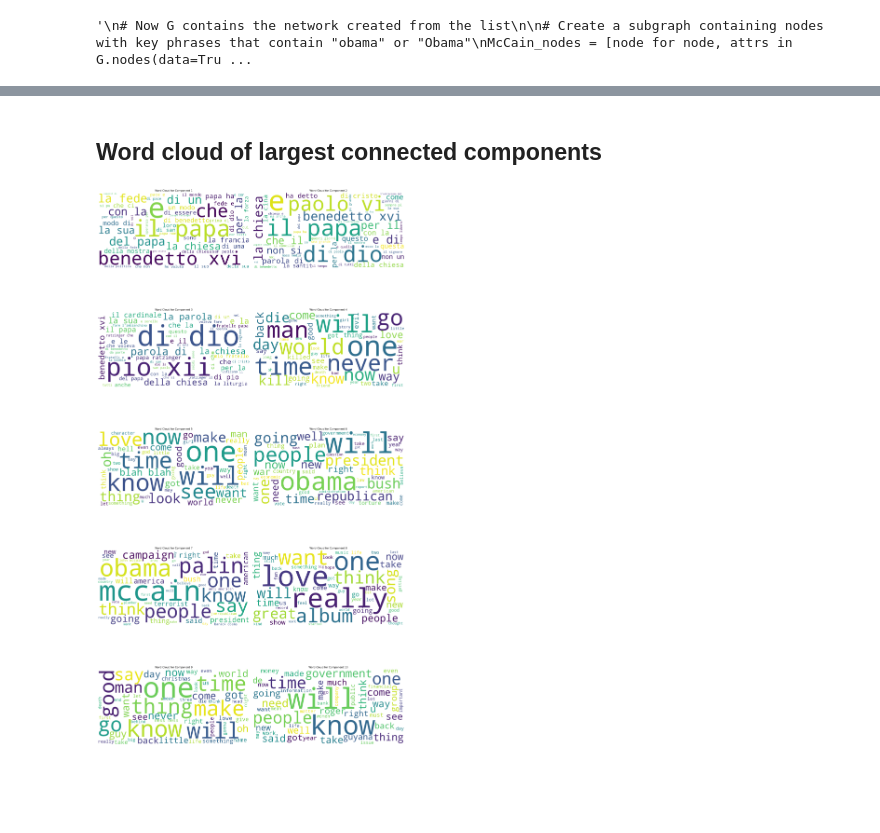
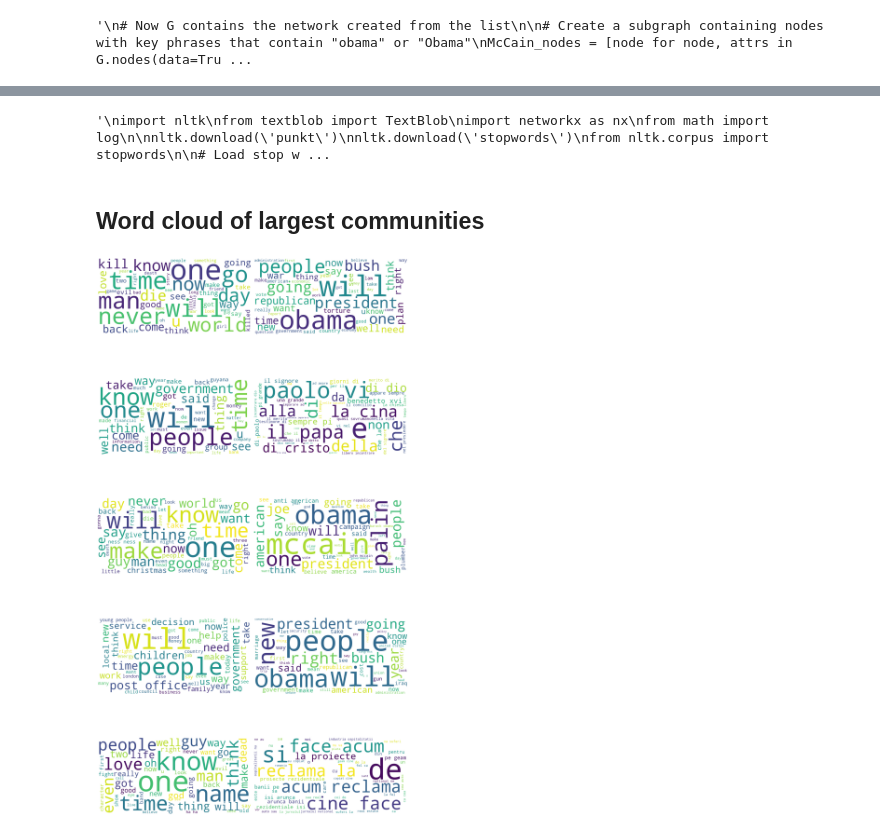
Before and after one commit to Morell1123/FinalProjectAssignment, a Jupyter notebook: NLP Analysis.ipynb, the cells around one changed output, grey strips where cells are left out. Cells and saved outputs as stored; diff of their text form; code cells hidden in the pictures; blank space fills up the shorter version.

```diff
--- a/NLP Analysis.ipynb
+++ b/NLP Analysis.ipynb
@@ -105,17 +126,18 @@ import numpy as np
 import matplotlib.colors as mcolors
 import matplotlib as mpl
 
-colors = ['#7297ff', '#6fa8dc', '#63c2e3', '#80ced6', '#87cefa', '#00bfff']
+colors = ['#ff0000', '#990000', '#cc0000', '#ff3333', '#ff6666', '#ff9999']
 cmap = mcolors.ListedColormap(colors)
 
 # Generate word cloud
 wordcloud = WordCloud(width=800, height=400, max_words=50, background_color='white', stopwords=STOPWORDS,
-                      min_font_size=10, max_font_size=150, colormap= mpl.cm.Blues).generate(flattened_string_mccain)
+                      min_font_size=10, max_font_size=150, colormap= cmap).generate(flattened_string_mccain)
 
 # Display the word cloud
 plt.figure(figsize=(12, 6))
 plt.imshow(wordcloud, interpolation='bilinear')
 plt.axis("off")
 plt.show()
+plt.savefig("visuals_for_website/mccain_wordcloud.png", dpi=400)
 # %% [output]
 ['i was just kidding', "senator mccain has said he will protect bush's tax cuts for big corporations and has proposed nothing to bolster the economic condition of ohio's middle class"]
@@ -123,33 +179,88 @@ plt.show()
+# %%
+"""
+import nltk
+from textblob import TextBlob
+import networkx as nx
+from math import log
+
+nltk.download('punkt')
+nltk.download('stopwords')
+from nltk.corpus import stopwords
+
+# Load stop words for English, Italian, Spanish, French, and German
+stop_words = set(stopwords.words(['english', 'italian', 'spanish', 'french', 'german']))
+
+# Assuming G is your NetworkX directed graph object
+connected_components = sorted(nx.weakly_connected_components(G), key=len, reverse=True)
+
+# Function to calculate normalized sentiment score
+def calculate_normalized_sentiment_score(component):
+    subgraph = G.subgraph(component)
+    key_phrases = [node_attr['key_phrases'] for _, node_attr in subgraph.nodes(data=True)]
+    key_phrases_flat = [phrase for phrases in key_phrases for phrase in phrases]
+    flattened_string = ' '.join(key_phrases_flat)
+
+    sentiment_score = TextBlob(flattened_string).sentiment.polarity
+
+    tokens = nltk.word_tokenize(flattened_string)
+    non_stopwords = [word for word in tokens if word.lower() not in stop_words]
+    non_stopword_count = len(non_stopwords)
+
+    if non_stopword_count not in [0, 1]:
+        log_non_stopword_count = log(non_stopword_count)
+        normalized_sentiment_score = sentiment_score / log_non_stopword_count
+    else:
+        normalized_sentiment_score = sentiment_score
+
+    return normalized_sentiment_score
+
+# Calculate normalized sentiment scores for the 5 largest connected components
+normalized_sentiment_scores = [calculate_normalized_sentiment_score(component) for component in connected_components[:10]]
+
+for i, score in enumerate(normalized_sentiment_scores):
+    print(f"Normalized sentiment score for the largest connected component {i+1}: {score}")
+"""
+# %% [output]
+'\nimport nltk\nfrom textblob import TextBlob\nimport networkx as nx\nfrom math import log\n\nnltk.download(\'punkt\')\nnltk.download(\'stopwords\')\nfrom nltk.corpus import stopwords\n\n# Load stop w ...
 # %% [markdown]
-## Word cloud of largest connected components
+## Word cloud of largest communities
 # %%
+import pickle
+import networkx as nx
+import matplotlib.pyplot as plt
 from wordcloud import WordCloud
 
-# Assuming G is your NetworkX directed graph object
-connected_components = sorted(nx.weakly_connected_components(G), key=len, reverse=True)
+# Function to load a network from a pickle file
+def load_network_from_pickle(filename):
+    with open(filename, "rb") as file:
+        network = pickle.load(file)
+    return network
 
 # Create a function to generate word clouds
-def generate_wordcloud(component, index):
-    subgraph = G.subgraph(component)
+def generate_wordcloud(subgraph, index):
     key_phrases = [node_attr['key_phrases'] for _, node_attr in subgraph.nodes(data=True)]
     key_phrases_flat = [phrase for phrases in key_phrases for phrase in phrases]
     flattened_string = ' '.join(key_phrases_flat)
 
     wordcloud = WordCloud(width=800, height=400, max_words=50, background_color='white',
                           min_font_size=10, max_font_size=150).generate(flattened_string)
 
     plt.subplot(5, 2, index + 1)
     plt.imshow(wordcloud, interpolation='bilinear')
     plt.axis("off")
-    plt.title(f"Word Cloud for Component {index + 1}")
+    #plt.title(f"Word Cloud for Community {index + 1}")
+    plt.savefig(f"visuals_for_website/community{i}_wordcloud.png", dpi=400)
 
-# Display the word clouds for the 10 largest connected components
+# Load networks from pickle files and generate word clouds
 plt.figure(figsize=(20, 40))
-for i, component in enumerate(connected_components[:10]):
-    generate_wordcloud(component, i)
+for i in range(1, 11):
+    filename = f"obama_and_largest_conn_components/community{i}.pickle"
+    G = load_network_from_pickle(filename)
+    generate_wordcloud(G, i - 1)
+
 plt.tight_layout()
 plt.show()
 # %% [output]
-[figure, old version]
+[figure, new version]
 # %%
 import nltk
```
Also changed, not shown: parts of 8 cells of this notebook, 12 other files.
